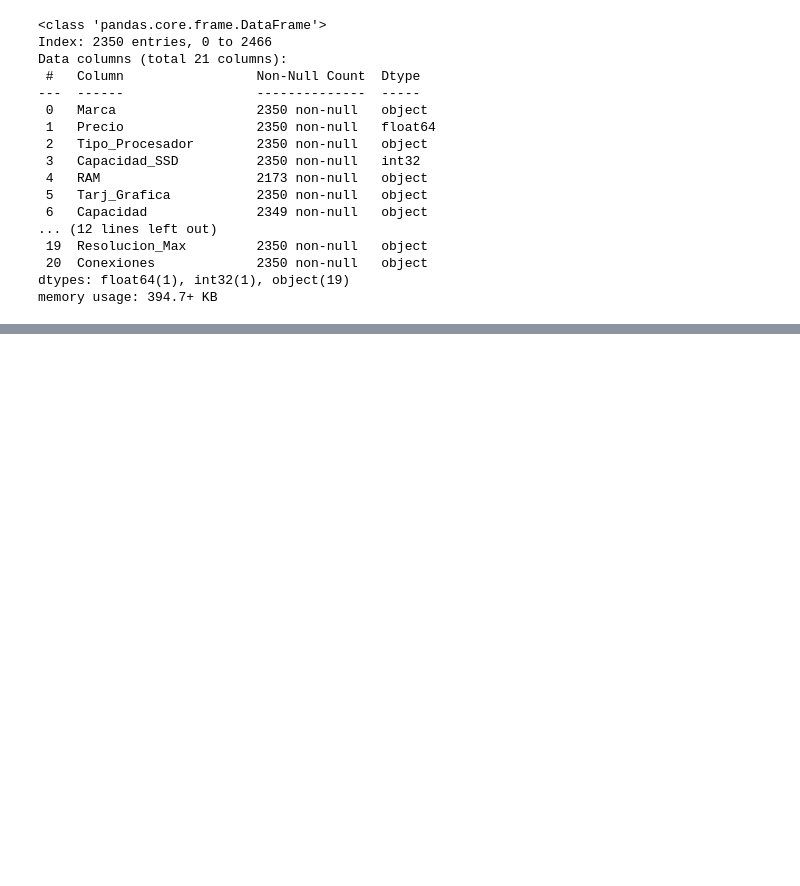
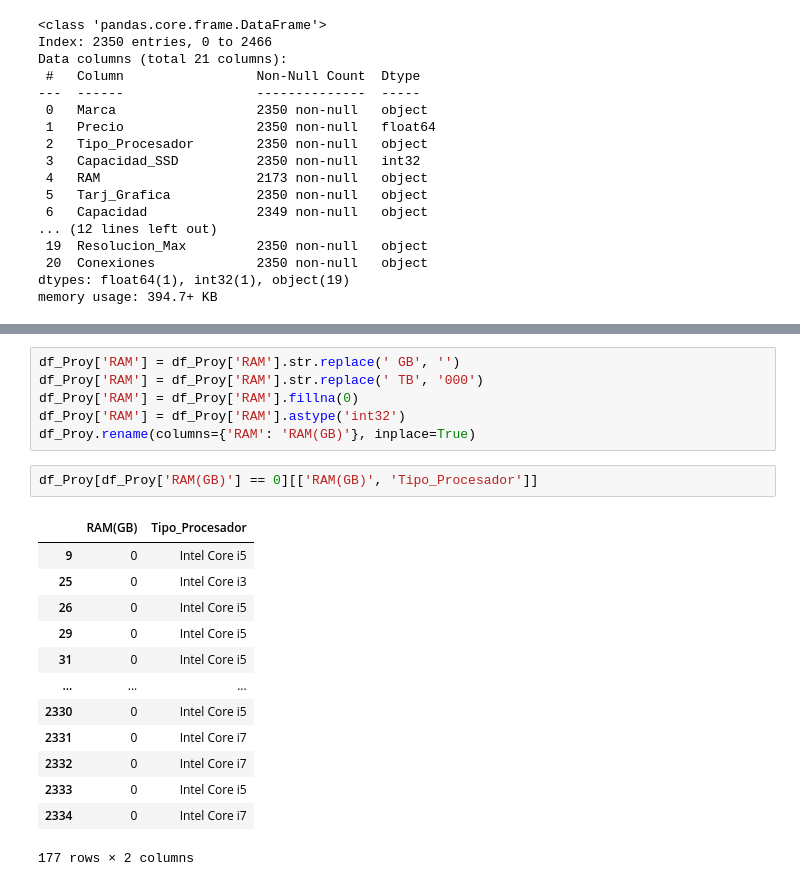
Before and after one commit to Jorge-Alvarez-23/Data-Science-II_Coder, a Jupyter notebook: PROYECTO.ipynb, the cells around one changed output, grey strips where cells are left out. Cells and saved outputs as stored; diff of their text form; blank space fills up the shorter version.

```diff
--- a/PROYECTO.ipynb
+++ b/PROYECTO.ipynb
@@ -768,0 +793,22 @@ registros_filtrados
+# %%
+df_Proy['RAM'] = df_Proy['RAM'].str.replace(' GB', '')
+df_Proy['RAM'] = df_Proy['RAM'].str.replace(' TB', '000')
+df_Proy['RAM'] = df_Proy['RAM'].fillna(0)
+df_Proy['RAM'] = df_Proy['RAM'].astype('int32')
+df_Proy.rename(columns={'RAM': 'RAM(GB)'}, inplace=True)
+# %%
+df_Proy[df_Proy['RAM(GB)'] == 0][['RAM(GB)', 'Tipo_Procesador']]
+# %% [output]
+|  | RAM(GB) | Tipo_Procesador |
+| 9 | 0 | Intel Core i5 |
+| 25 | 0 | Intel Core i3 |
+| 26 | 0 | Intel Core i5 |
+| 29 | 0 | Intel Core i5 |
+| 31 | 0 | Intel Core i5 |
+| ... | ... | ... |
+| 2330 | 0 | Intel Core i5 |
+| 2331 | 0 | Intel Core i7 |
+| 2332 | 0 | Intel Core i7 |
+| 2333 | 0 | Intel Core i5 |
+| 2334 | 0 | Intel Core i7 |
+177 rows × 2 columns
```
Also changed, not shown: parts of 6 cells of this notebook.
